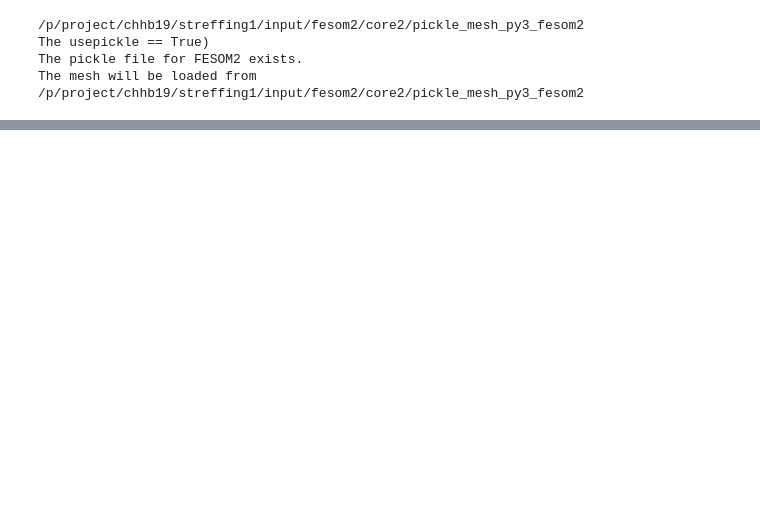
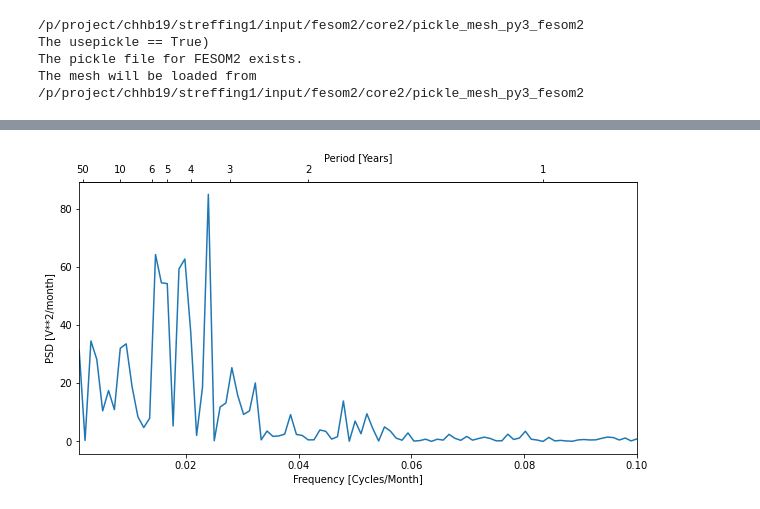
Before and after one commit to FESOM/fdiag, a Jupyter notebook: fdiag/templates/enso_eof.ipynb, the cells around one changed output, grey strips where cells are left out. Saved outputs shown, nothing was run; the diff lists cells and outputs as text; code cells hidden in the pictures; blank space fills up the shorter version.

```diff
--- a/fdiag/templates/enso_eof.ipynb
+++ b/fdiag/templates/enso_eof.ipynb
@@ -177,0 +202,32 @@ if ofile is not None:
+# %%
+f, Pxx_den = signal.periodogram(pc1)
+
+fig, ax = plt.subplots(figsize=figsize)
+
+ax.plot(f,Pxx_den)
+ax.set_xlim([0.001, 0.1])
+plt.xlabel('Frequency [Cycles/Month]')
+plt.ylabel('PSD [V**2/month]')
+
+def twelve_over(x):
+    """Vectorized 12/x, treating x==0 manually"""
+    x = np.array(x*12).astype(float)
+    near_zero = np.isclose(x, 0)
+    x[near_zero] = np.inf
+    x[~near_zero] = 1 / x[~near_zero]
+    return x
+
+# the function "12/x" is its own inverse
+inverse = twelve_over
+
+secax = ax.secondary_xaxis('top', functions=(twelve_over, inverse))
+secax.set_xlabel('Period [Years]')
+secax.set_xticks([50,10,6,5,4,3,2,1])
+
+if ofile is not None:
+    ofile_long = f"{ofile}_enso_pc1_freq.png"
+    plt.savefig(f"{ofile_long}", dpi=dpi)
+    os.system(f'convert {ofile_long} -trim {ofile_long}_trimmed.png')
+    os.system(f'mv {ofile_long}_trimmed.png {ofile_long}')
+# %% [output]
+[figure, added]
```
Also changed, not shown: parts of 9 cells of this notebook.
